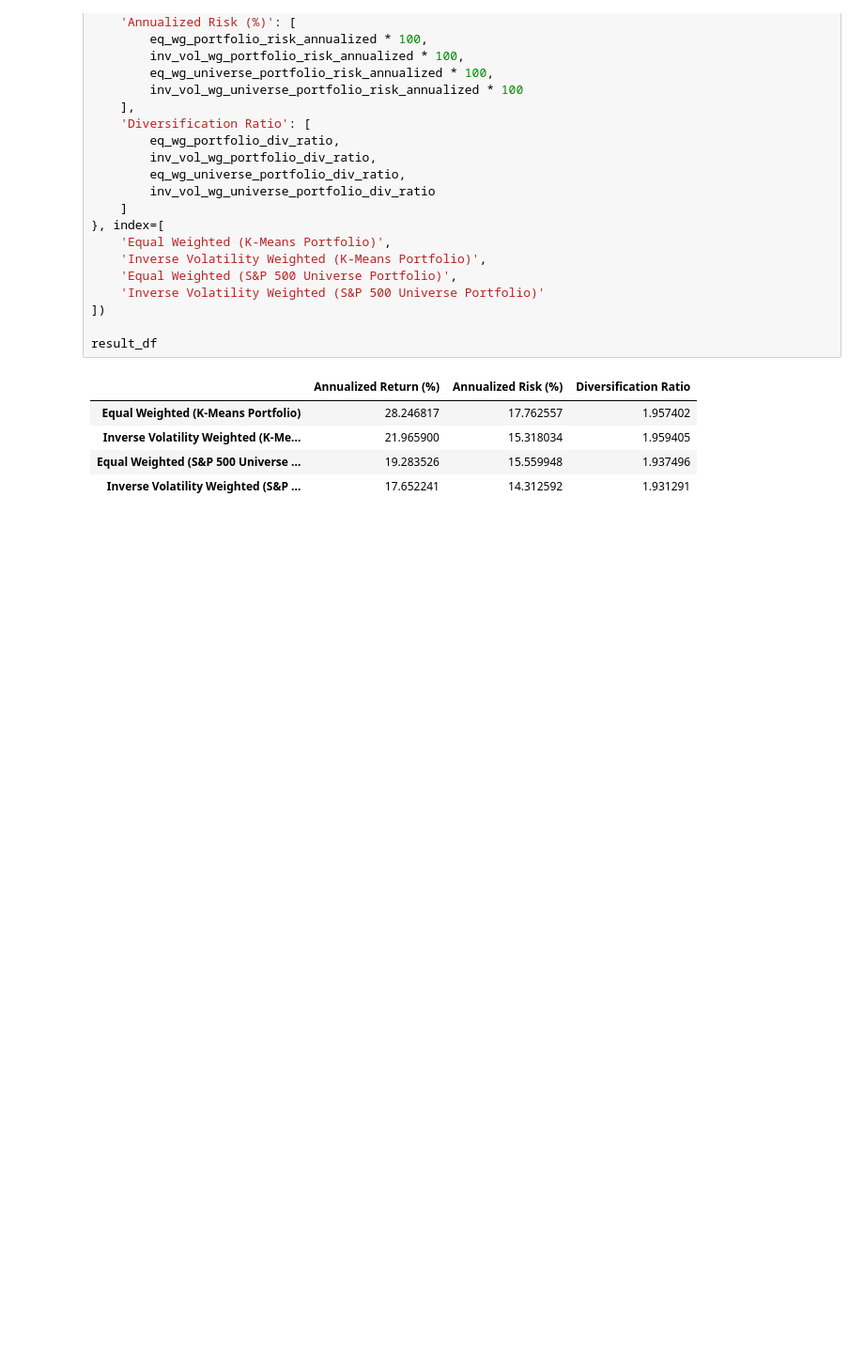
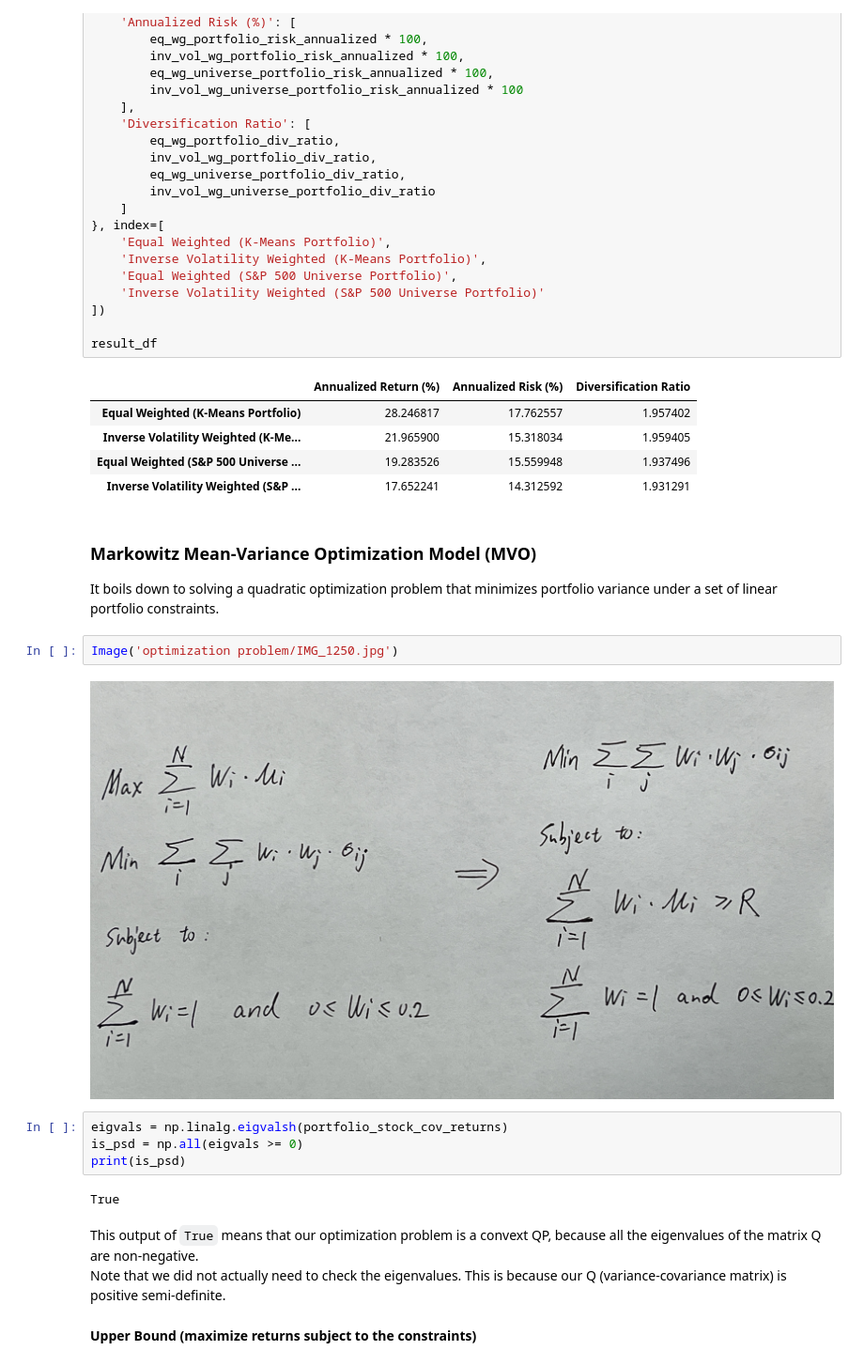
Before and after one commit to Taowen0806/SP500-Portfolio-Optimization, a Jupyter notebook: main.ipynb, the cells around one changed output. Shown at 94% size. Cells and saved outputs as stored; diff of their text form; blank space fills up the shorter version.

```diff
--- a/main.ipynb
+++ b/main.ipynb
@@ -622,3 +627,21 @@ result_df
 | Inverse Volatility Weighted (K-Me... | 21.965900 | 15.318034 | 1.959405 |
 | Equal Weighted (S&P 500 Universe ... | 19.283526 | 15.559948 | 1.937496 |
 | Inverse Volatility Weighted (S&P ... | 17.652241 | 14.312592 | 1.931291 |
+# %% [markdown]
+### Markowitz Mean-Variance Optimization Model (MVO)
+It boils down to solving a quadratic optimization problem that minimizes portfolio variance under a set of linear portfolio constraints.
+# %%
+Image('optimization problem/IMG_1250.jpg')
+# %% [output]
+[figure, added]
+# %%
+eigvals = np.linalg.eigvalsh(portfolio_stock_cov_returns)
+is_psd = np.all(eigvals >= 0)
+print(is_psd)
+# %% [output]
+True
+# %% [markdown]
+This output of `True` means that our optimization problem is a convext QP, because all the eigenvalues of the matrix Q are non-negative.
+Note that we did not actually need to check the eigenvalues. This is because our Q (variance-covariance matrix) is positive semi-definite.
+# %% [markdown]
+**Upper Bound (maximize returns subject to the constraints)**
```
Also changed, not shown: parts of 19 cells of this notebook.
